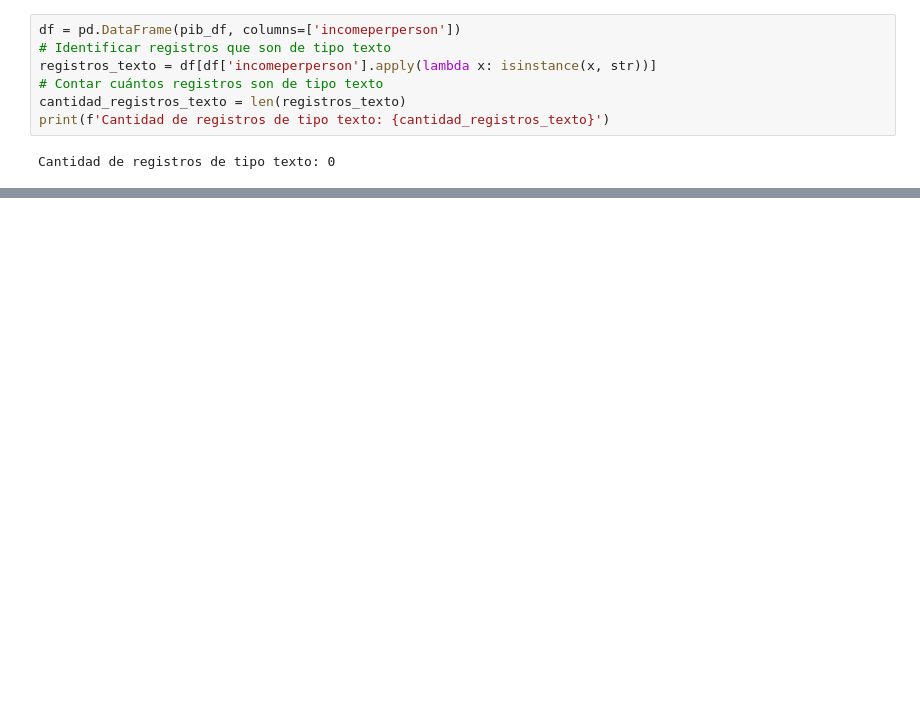
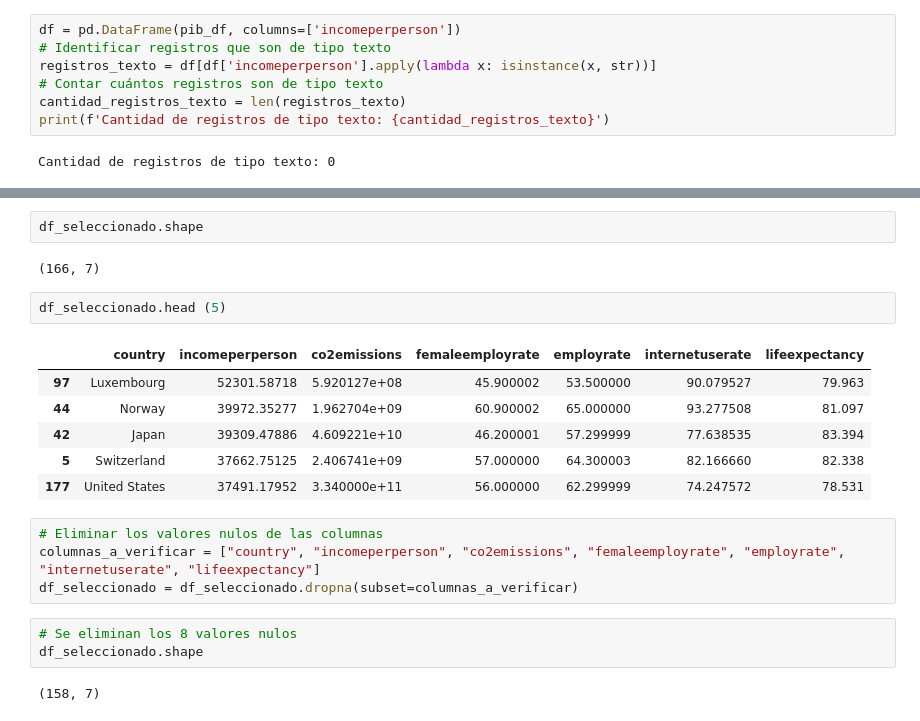
Before and after one commit to Jucavilav/CienciaD-taller2, a Jupyter notebook: Taller2.ipynb, the cells around one changed output, grey strips where cells are left out. Cells and saved outputs as stored; diff of their text form; blank space fills up the shorter version.

```diff
--- a/Taller2.ipynb
+++ b/Taller2.ipynb
@@ -167,0 +180,22 @@ Cantidad de registros de tipo texto: 0
+# %%
+df_seleccionado.shape
+# %% [output]
+(166, 7)
+# %%
+df_seleccionado.head (5)
+# %% [output]
+|  | country | incomeperperson | co2emissions | femaleemployrate | employrate | internetuserate | lifeexpectancy |
+| 97 | Luxembourg | 52301.58718 | 5.920127e+08 | 45.900002 | 53.500000 | 90.079527 | 79.963 |
+| 44 | Norway | 39972.35277 | 1.962704e+09 | 60.900002 | 65.000000 | 93.277508 | 81.097 |
+| 42 | Japan | 39309.47886 | 4.609221e+10 | 46.200001 | 57.299999 | 77.638535 | 83.394 |
+| 5 | Switzerland | 37662.75125 | 2.406741e+09 | 57.000000 | 64.300003 | 82.166660 | 82.338 |
+| 177 | United States | 37491.17952 | 3.340000e+11 | 56.000000 | 62.299999 | 74.247572 | 78.531 |
+# %%
+# Eliminar los valores nulos de las columnas
+columnas_a_verificar = ["country", "incomeperperson", "co2emissions", "femaleemployrate", "employrate", "internetuserate", "lifeexpectancy"]
+df_seleccionado = df_seleccionado.dropna(subset=columnas_a_verificar)
+# %%
+# Se eliminan los 8 valores nulos
+df_seleccionado.shape
+# %% [output]
+(158, 7)
```
Also changed, not shown: parts of 21 cells of this notebook.
